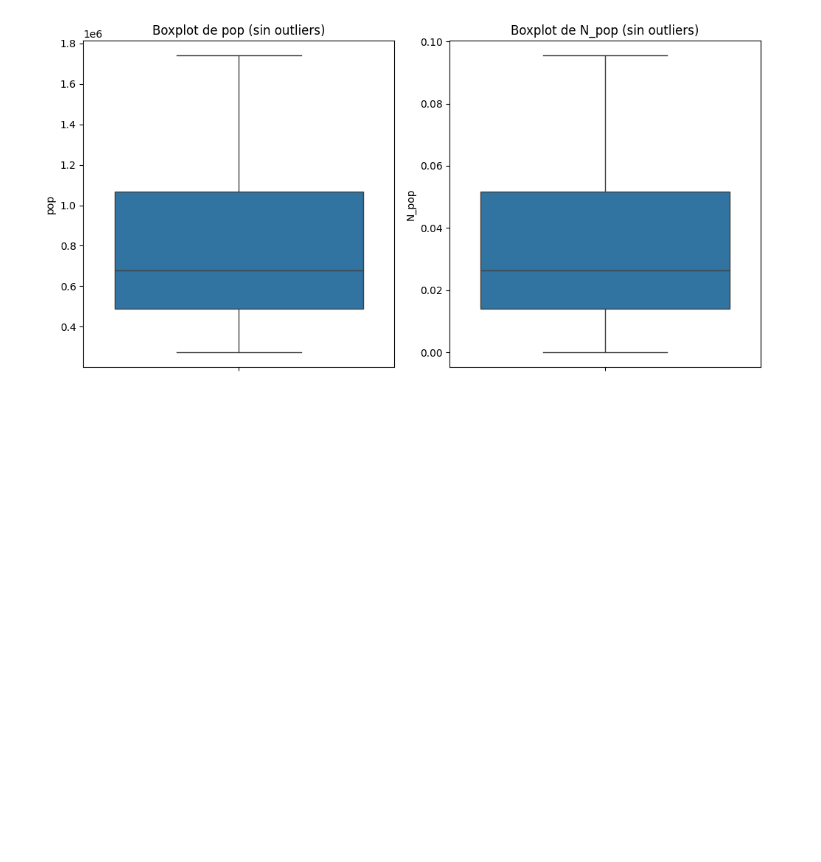
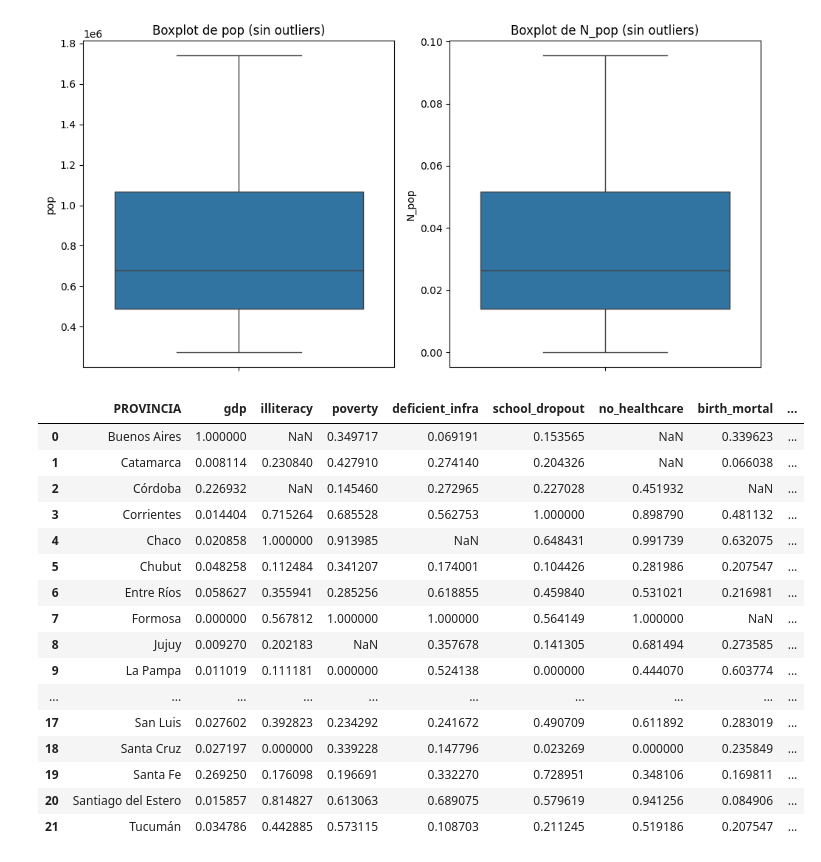
Before and after one commit to dirre44/Lab_de_recopilacion_Parcial_1, a Jupyter notebook: parcial1.ipynb, the cells around one changed output. Cells and saved outputs as stored; diff of their text form; code cells hidden in the pictures; blank space fills up the shorter version.

```diff
--- a/parcial1.ipynb
+++ b/parcial1.ipynb
@@ -289,3 +289,35 @@ plt.tight_layout()
 plt.show()
 # %% [output]
 [figure]
+# %%
+# Seleccionar solo las columnas numéricas
+numeric_cols = df_og.select_dtypes(include=['float64', 'int']).columns
+
+# Normalizar
+scaler = MinMaxScaler()
+df_norm = df_og.copy()
+df_norm[numeric_cols] = scaler.fit_transform(df_og[numeric_cols])
+
+# Expandir poverty_index en 3 columnas (asumiendo que es tipo string/categoría)
+poverty_dummies = pd.get_dummies(df_og['poverty_index'], prefix='poverty_index').astype(int)
+df_norm = pd.concat([df_norm.drop('poverty_index', axis=1), poverty_dummies], axis=1)
+
+df_norm
+# %% [output]
+|  | PROVINCIA | gdp | illiteracy | poverty | deficient_infra | school_dropout | no_healthcare | birth_mortal | ... |
+| 0 | Buenos Aires | 1.000000 | NaN | 0.349717 | 0.069191 | 0.153565 | NaN | 0.339623 | ... |
+| 1 | Catamarca | 0.008114 | 0.230840 | 0.427910 | 0.274140 | 0.204326 | NaN | 0.066038 | ... |
+| 2 | Córdoba | 0.226932 | NaN | 0.145460 | 0.272965 | 0.227028 | 0.451932 | NaN | ... |
+| 3 | Corrientes | 0.014404 | 0.715264 | 0.685528 | 0.562753 | 1.000000 | 0.898790 | 0.481132 | ... |
+| 4 | Chaco | 0.020858 | 1.000000 | 0.913985 | NaN | 0.648431 | 0.991739 | 0.632075 | ... |
+| 5 | Chubut | 0.048258 | 0.112484 | 0.341207 | 0.174001 | 0.104426 | 0.281986 | 0.207547 | ... |
+| 6 | Entre Ríos | 0.058627 | 0.355941 | 0.285256 | 0.618855 | 0.459840 | 0.531021 | 0.216981 | ... |
+| 7 | Formosa | 0.000000 | 0.567812 | 1.000000 | 1.000000 | 0.564149 | 1.000000 | NaN | ... |
+| 8 | Jujuy | 0.009270 | 0.202183 | NaN | 0.357678 | 0.141305 | 0.681494 | 0.273585 | ... |
+| 9 | La Pampa | 0.011019 | 0.111181 | 0.000000 | 0.524138 | 0.000000 | 0.444070 | 0.603774 | ... |
+| ... | ... | ... | ... | ... | ... | ... | ... | ... | ... |
+| 17 | San Luis | 0.027602 | 0.392823 | 0.234292 | 0.241672 | 0.490709 | 0.611892 | 0.283019 | ... |
+| 18 | Santa Cruz | 0.027197 | 0.000000 | 0.339228 | 0.147796 | 0.023269 | 0.000000 | 0.235849 | ... |
+| 19 | Santa Fe | 0.269250 | 0.176098 | 0.196691 | 0.332270 | 0.728951 | 0.348106 | 0.169811 | ... |
+| 20 | Santiago del Estero | 0.015857 | 0.814827 | 0.613063 | 0.689075 | 0.579619 | 0.941256 | 0.084906 | ... |
+| 21 | Tucumán | 0.034786 | 0.442885 | 0.573115 | 0.108703 | 0.211245 | 0.519186 | 0.207547 | ... |
```
Also changed, not shown: parts of 5 cells of this notebook.
